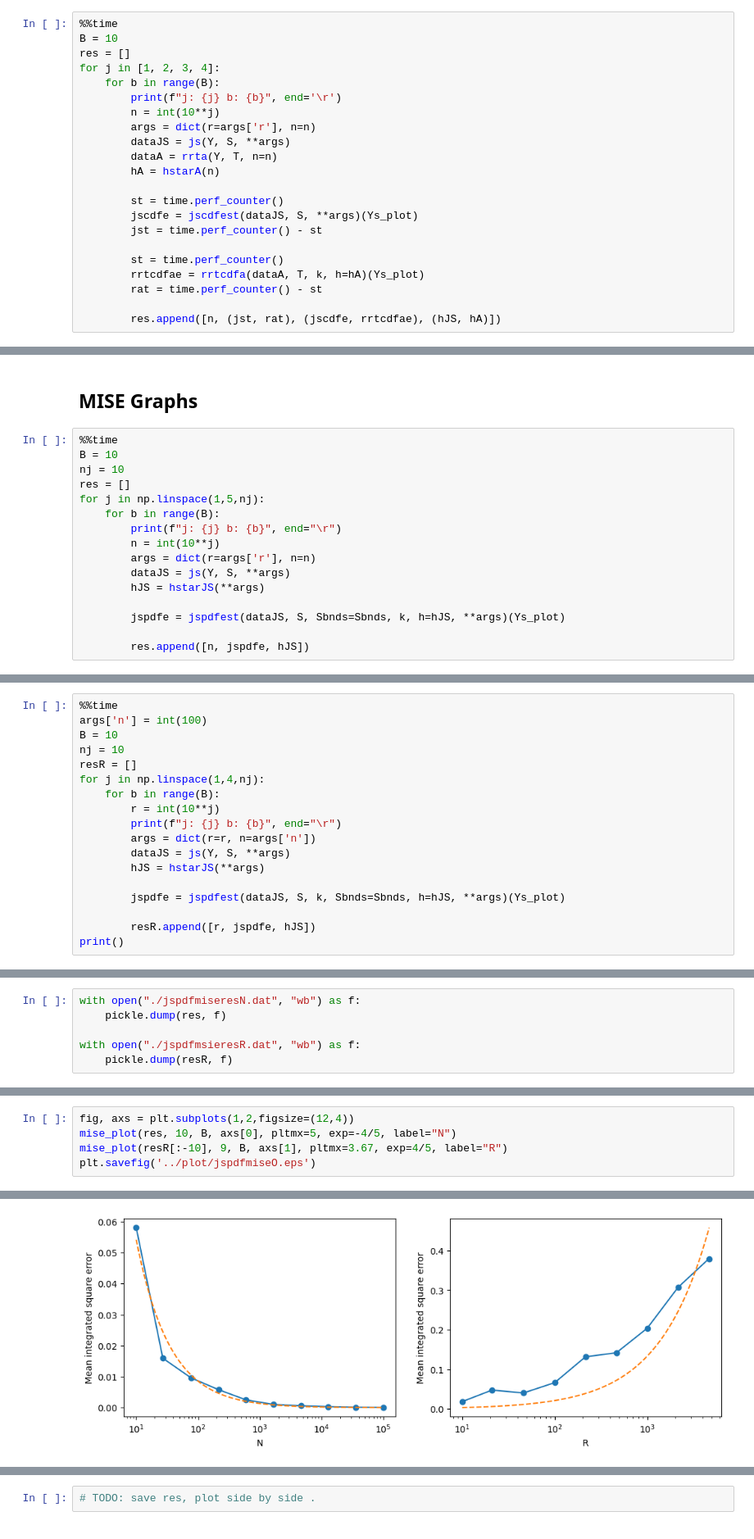
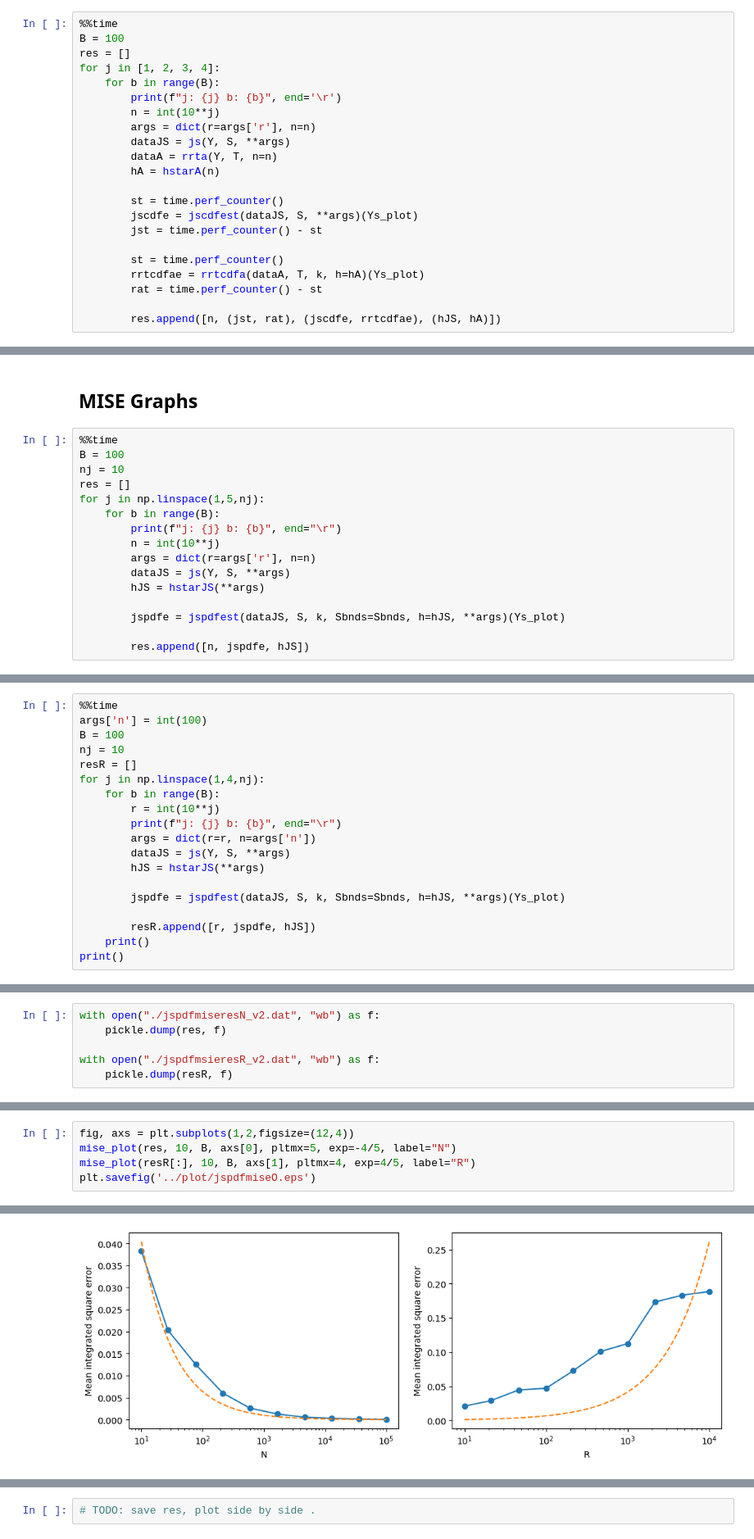
Before and after one commit to arulandu/joint-scrambling, a Jupyter notebook: main.ipynb, the cells around one changed output, grey strips where cells are left out. Shown at 82% size. Saved outputs shown, nothing was run; the diff lists cells and outputs as text.

```diff
--- a/main.ipynb
+++ b/main.ipynb
@@ -216,6 +200,6 @@ Joint Scrambling & $10^4$ & $0.418$ & $4.485$ & $2.303$ & $0.031$ & $0.045$\\
 # %%
 %%time
-B = 10
+B = 100
 res = []
 for j in [1, 2, 3, 4]:
     for b in range(B):
@@ -275,7 +259,7 @@ Joint Scrambling & $10^4$ & $0.418$ & $0.006$ & $0.001$ & $0.014$ & $0.015$\\
 ## MISE Graphs
 # %%
 %%time
-B = 10
+B = 100
 nj = 10
 res = []
 for j in np.linspace(1,5,nj):
@@ -286,7 +270,7 @@ for j in np.linspace(1,5,nj):
         dataJS = js(Y, S, **args)
         hJS = hstarJS(**args)
 
-        jspdfe = jspdfest(dataJS, S, Sbnds=Sbnds, k, h=hJS, **args)(Ys_plot)
+        jspdfe = jspdfest(dataJS, S, k, Sbnds=Sbnds, h=hJS, **args)(Ys_plot)
 
         res.append([n, jspdfe, hJS])
 # %% [output]
@@ -302,7 +279,7 @@ Wall time: 13min 42s
 # %%
 %%time
 args['n'] = int(100)
-B = 10
+B = 100
 nj = 10
 resR = []
 for j in np.linspace(1,4,nj):
@@ -316,5 +293,6 @@ for j in np.linspace(1,4,nj):
         jspdfe = jspdfest(dataJS, S, k, Sbnds=Sbnds, h=hJS, **args)(Ys_plot)
 
         resR.append([r, jspdfe, hJS])
+    print()
 print()
 # %% [output]
@@ -324,8 +312,8 @@ Wall time: 3h 18min 48s
 # %%
-with open("./jspdfmiseresN.dat", "wb") as f:
+with open("./jspdfmiseresN_v2.dat", "wb") as f:
     pickle.dump(res, f)
 
-with open("./jspdfmsieresR.dat", "wb") as f:
+with open("./jspdfmsieresR_v2.dat", "wb") as f:
     pickle.dump(resR, f)
 # %%
 def mise_plot(res, nj, B, ax, exp=4/5, pltmx=5, label="N"):
@@ -357,6 +346,6 @@ def mise_plot(res, nj, B, ax, exp=4/5, pltmx=5, label="N"):
 # %%
 fig, axs = plt.subplots(1,2,figsize=(12,4))
 mise_plot(res, 10, B, axs[0], pltmx=5, exp=-4/5, label="N")
-mise_plot(resR[:-10], 9, B, axs[1], pltmx=3.67, exp=4/5, label="R")
+mise_plot(resR[:], 10, B, axs[1], pltmx=4, exp=4/5, label="R")
 plt.savefig('../plot/jspdfmiseO.eps')
 # %% [output]
@@ -365,4 +354,4 @@ beta = [0.00053077]
-[figure, old version]
+[figure, new version]
 # %%
 rs = np.mean(np.array([r[0] for r in resR]).reshape((nj,B)), axis=1)
 data = np.array([r[1] for r in resR])
```
Also changed, not shown: parts of 13 cells of this notebook, 2 other files.
